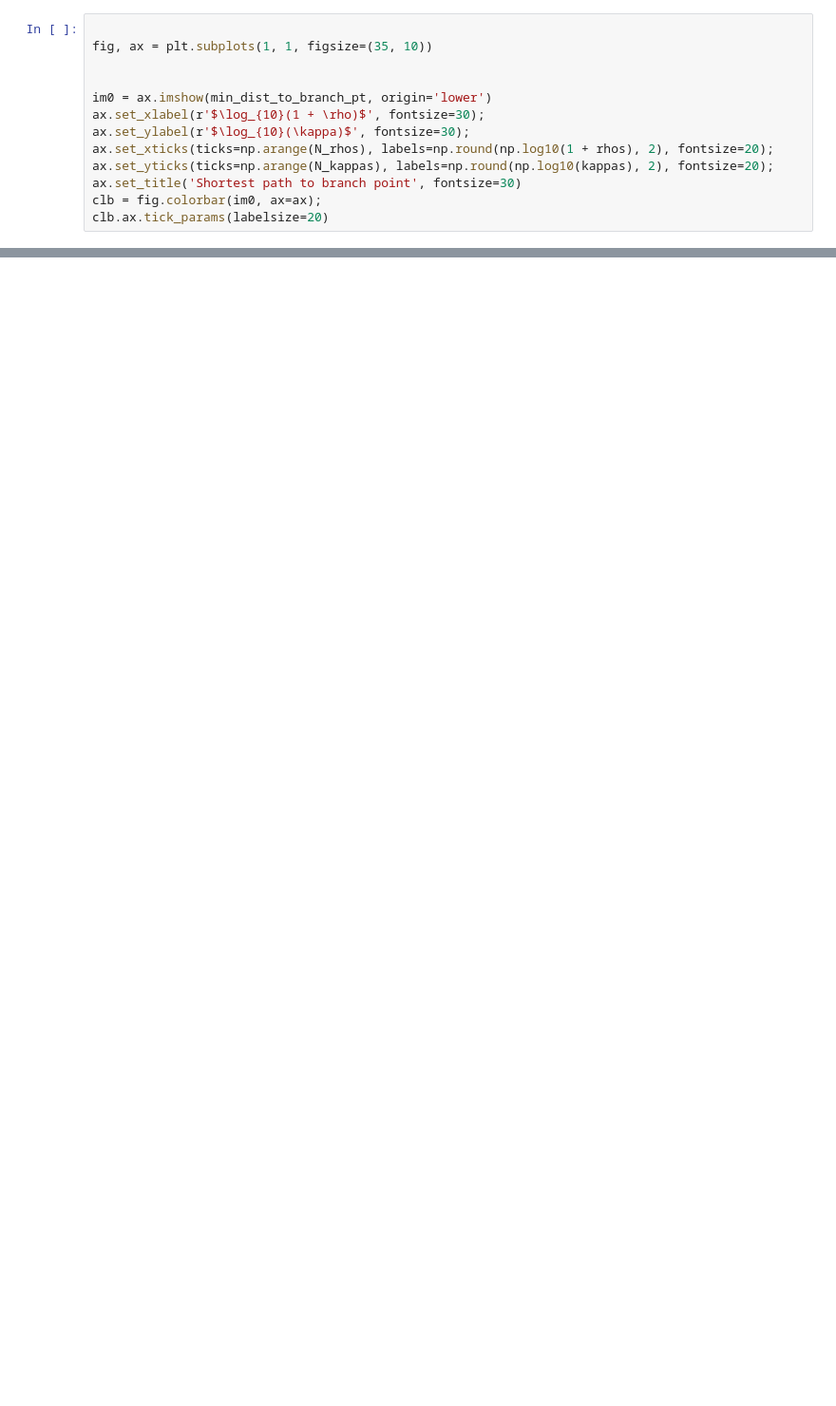
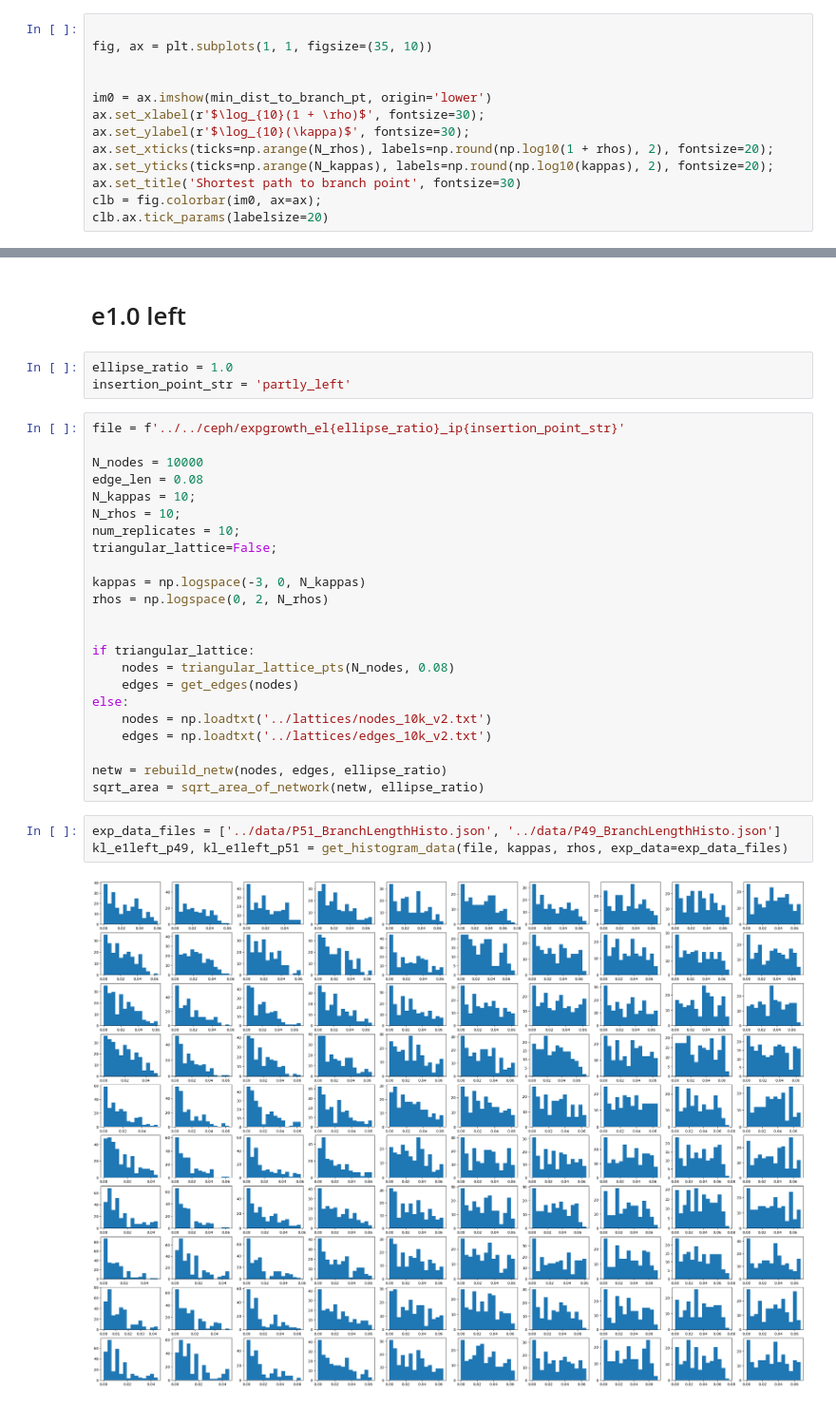
Before and after one commit to ellamichelleking/networks, a Jupyter notebook: src/make_phase_diagrams.ipynb, the cells around one changed output, grey strips where cells are left out. Shown: that part at 95% size. Drawn from its saved outputs; the diff is of its cells as text; blank space fills up the shorter version.

```diff
--- a/src/make_phase_diagrams.ipynb
+++ b/src/make_phase_diagrams.ipynb
@@ -137,0 +323,33 @@ clb.ax.tick_params(labelsize=20)
+# %% [markdown]
+# e1.0 left
+# %%
+ellipse_ratio = 1.0
+insertion_point_str = 'partly_left'
+# %%
+file = f'../../ceph/expgrowth_el{ellipse_ratio}_ip{insertion_point_str}'
+
+N_nodes = 10000
+edge_len = 0.08
+N_kappas = 10;
+N_rhos = 10;
+num_replicates = 10;
+triangular_lattice=False;
+
+kappas = np.logspace(-3, 0, N_kappas)
+rhos = np.logspace(0, 2, N_rhos)
+
+
+if triangular_lattice:
+    nodes = triangular_lattice_pts(N_nodes, 0.08)
+    edges = get_edges(nodes)
+else:
+    nodes = np.loadtxt('../lattices/nodes_10k_v2.txt')
+    edges = np.loadtxt('../lattices/edges_10k_v2.txt')
+
+netw = rebuild_netw(nodes, edges, ellipse_ratio)
+sqrt_area = sqrt_area_of_network(netw, ellipse_ratio)
+# %%
+exp_data_files = ['../data/P51_BranchLengthHisto.json', '../data/P49_BranchLengthHisto.json']
+kl_e1left_p49, kl_e1left_p51 = get_histogram_data(file, kappas, rhos, exp_data=exp_data_files)
+# %% [output]
+[figure, added]
```
Also changed, not shown: parts of 33 cells of this notebook, 1 other file.
